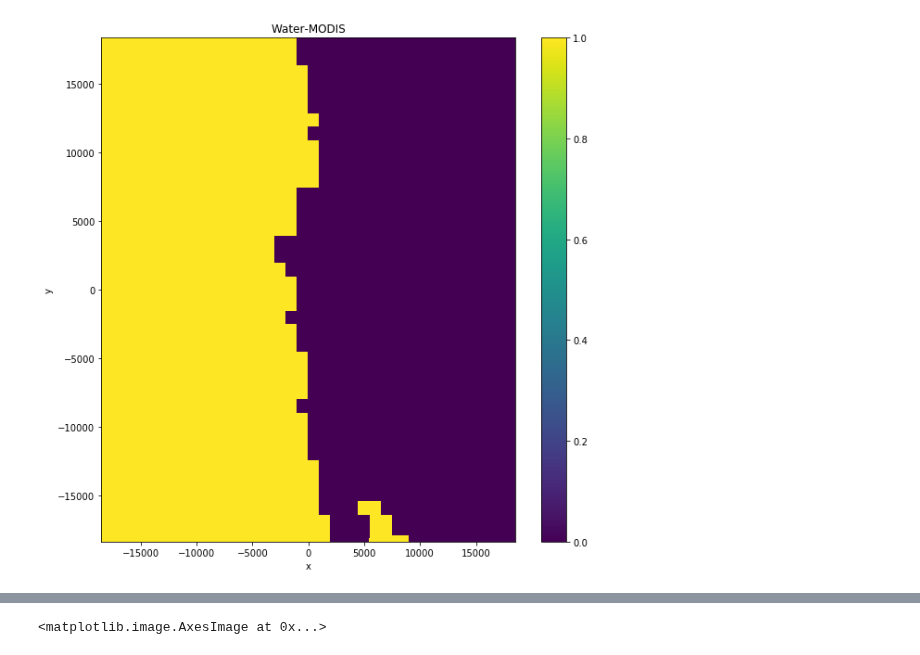
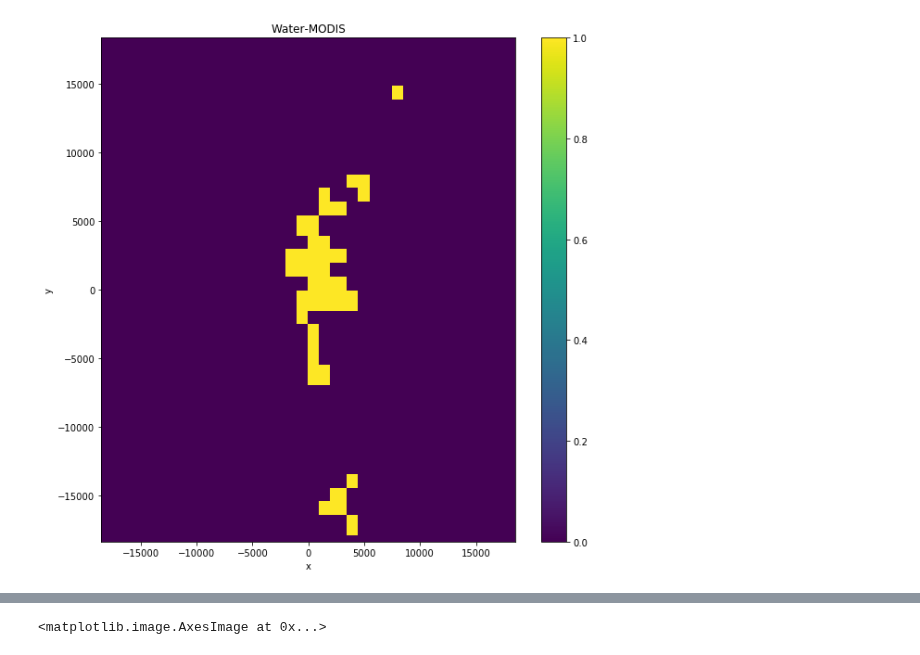
Before and after one commit to Urban-Meteorology-Reading/WRF-SUEWS, a Jupyter notebook: input-processor/pre-processor-SL/Other_modifies/Colombo/land_use.ipynb, the cells around one changed output, grey strips where cells are left out. Saved outputs shown, nothing was run; the diff lists cells and outputs as text; code cells hidden in the pictures.

```diff
--- a/input-processor/pre-processor-SL/Other_modifies/Colombo/land_use.ipynb
+++ b/input-processor/pre-processor-SL/Other_modifies/Colombo/land_use.ipynb
@@ -105,9 +110,9 @@ def regrid_lower(name,df,wrf_X,wrf_Y,x2,y2):
     z=np.divide(new_a,count_a,where=~np.isnan(new_a))
     return z
 # %%
-pc_plot(wrf_X, wrf_Y,ds_base['LANDUSEF'].values[0,16,:,:],'Water-MODIS')
+pc_plot(wrf_X, wrf_Y,ds_base['LANDUSEF'].values[0,12,:,:],'Water-MODIS')
 # %% [output]
-[figure, old version]
+[figure, new version]
 # %%
 names=['Fr_Paved' ,'Fr_Bldgs' ,'Fr_EveTr' ,'Fr_DecTr' ,'Fr_Grass' ,'Fr_Bsoil','Fr_Water']
 new_all={}
```
Also changed, not shown: parts of 17 cells of this notebook, 2 other files.
